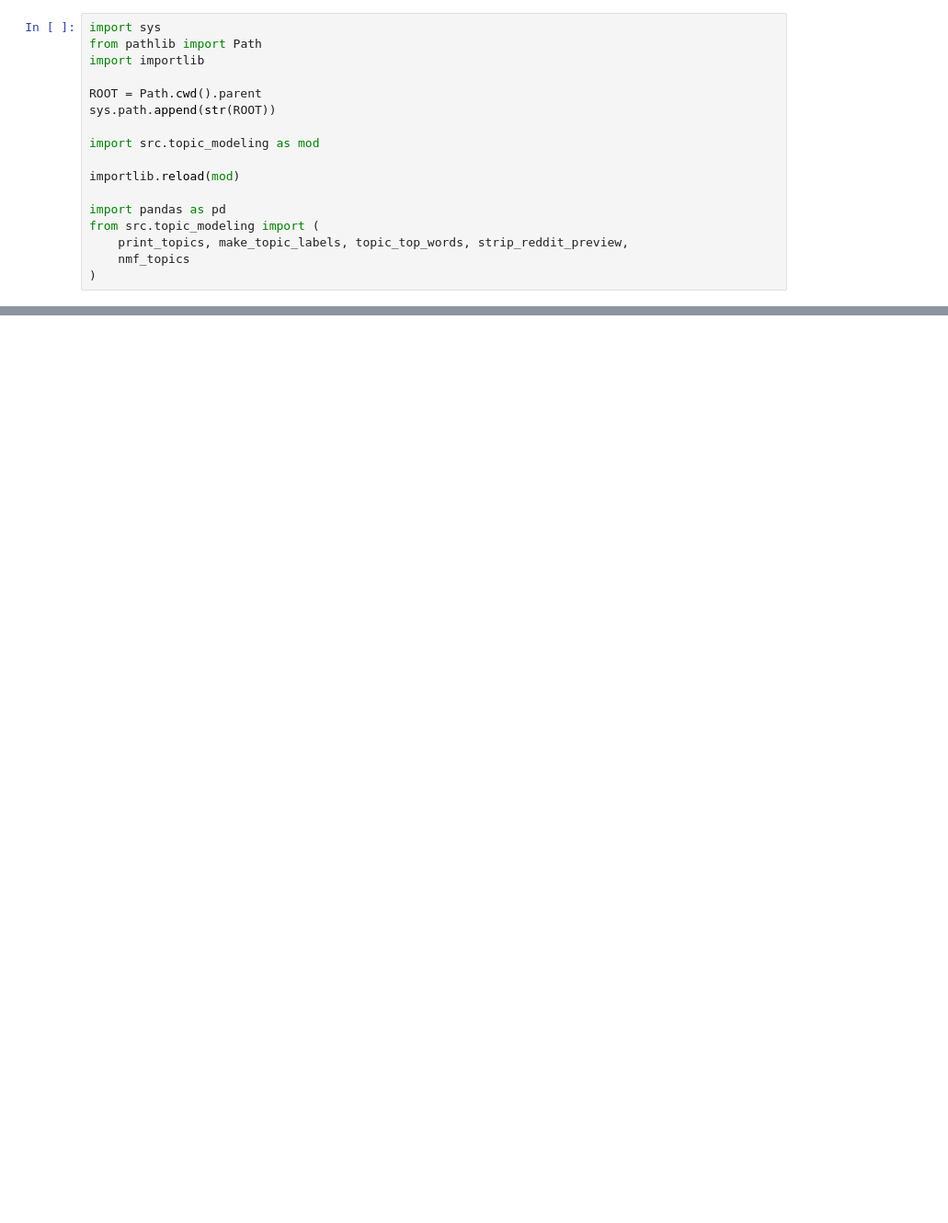
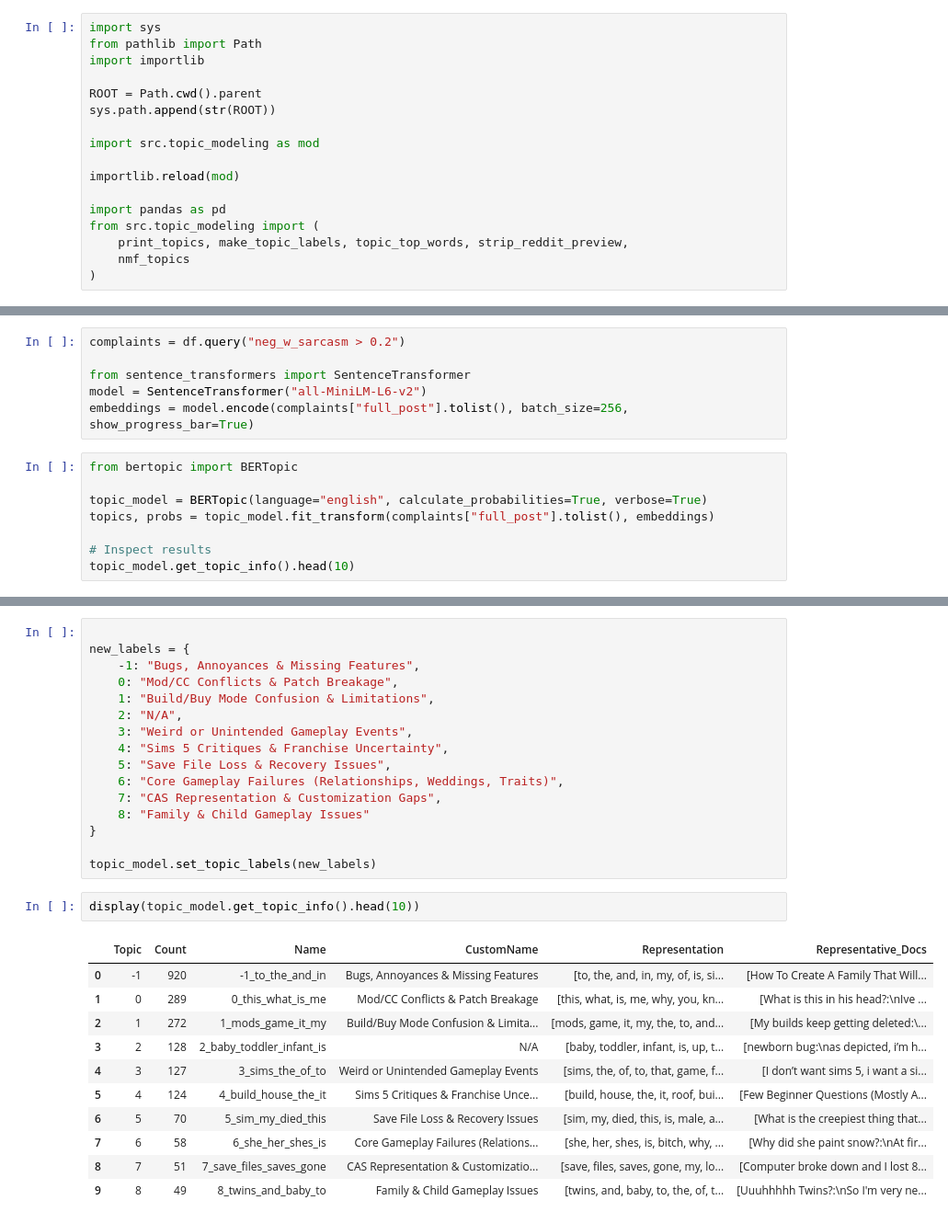
Before and after one commit to BaderRezek/sims4-sentiment-analysis, a Jupyter notebook: notebooks/04_topic_modeling.ipynb, the cells around one changed output, grey strips where cells are left out. Shown at 92% size. Drawn from its saved outputs; the diff is of its cells as text; blank space fills up the shorter version.

```diff
--- a/notebooks/04_topic_modeling.ipynb
+++ b/notebooks/04_topic_modeling.ipynb
@@ -196,0 +40,14 @@ plt.show()
+# %%
+complaints = df.query("neg_w_sarcasm > 0.2")
+
+from sentence_transformers import SentenceTransformer
+model = SentenceTransformer("all-MiniLM-L6-v2")
+embeddings = model.encode(complaints["full_post"].tolist(), batch_size=256, show_progress_bar=True)
+# %%
+from bertopic import BERTopic
+
+topic_model = BERTopic(language="english", calculate_probabilities=True, verbose=True)
+topics, probs = topic_model.fit_transform(complaints["full_post"].tolist(), embeddings)
+
+# Inspect results
+topic_model.get_topic_info().head(10)
@@ -196,0 +72,30 @@ plt.show()
+# %%
+
+new_labels = {
+    -1: "Bugs, Annoyances & Missing Features",
+    0: "Mod/CC Conflicts & Patch Breakage",
+    1: "Build/Buy Mode Confusion & Limitations",
+    2: "N/A",
+    3: "Weird or Unintended Gameplay Events",
+    4: "Sims 5 Critiques & Franchise Uncertainty",
+    5: "Save File Loss & Recovery Issues",
+    6: "Core Gameplay Failures (Relationships, Weddings, Traits)",
+    7: "CAS Representation & Customization Gaps",
+    8: "Family & Child Gameplay Issues"
+}
+
+topic_model.set_topic_labels(new_labels)
+# %%
+display(topic_model.get_topic_info().head(10))
+# %% [output]
+|  | Topic | Count | Name | CustomName | Representation | Representative_Docs |
+| 0 | -1 | 920 | -1_to_the_and_in | Bugs, Annoyances & Missing Features | [to, the, and, in, my, of, is, si... | [How To Create A Family That Will... |
+| 1 | 0 | 289 | 0_this_what_is_me | Mod/CC Conflicts & Patch Breakage | [this, what, is, me, why, you, kn... | [What is this in his head?:\nIve ... |
+| 2 | 1 | 272 | 1_mods_game_it_my | Build/Buy Mode Confusion & Limita... | [mods, game, it, my, the, to, and... | [My builds keep getting deleted:\... |
+| 3 | 2 | 128 | 2_baby_toddler_infant_is | N/A | [baby, toddler, infant, is, up, t... | [newborn bug:\nas depicted, i’m h... |
+| 4 | 3 | 127 | 3_sims_the_of_to | Weird or Unintended Gameplay Events | [sims, the, of, to, that, game, f... | [I don’t want sims 5, i want a si... |
+| 5 | 4 | 124 | 4_build_house_the_it | Sims 5 Critiques & Franchise Unce... | [build, house, the, it, roof, bui... | [Few Beginner Questions (Mostly A... |
+| 6 | 5 | 70 | 5_sim_my_died_this | Save File Loss & Recovery Issues | [sim, my, died, this, is, male, a... | [What is the creepiest thing that... |
+| 7 | 6 | 58 | 6_she_her_shes_is | Core Gameplay Failures (Relations... | [she, her, shes, is, bitch, why, ... | [Why did she paint snow?:\nAt fir... |
+| 8 | 7 | 51 | 7_save_files_saves_gone | CAS Representation & Customizatio... | [save, files, saves, gone, my, lo... | [Computer broke down and I lost 8... |
+| 9 | 8 | 49 | 8_twins_and_baby_to | Family & Child Gameplay Issues | [twins, and, baby, to, the, of, t... | [Uuuhhhhh Twins?:\nSo I'm very ne... |
```
Also changed, not shown: parts of 11 cells of this notebook, 4 other files.
